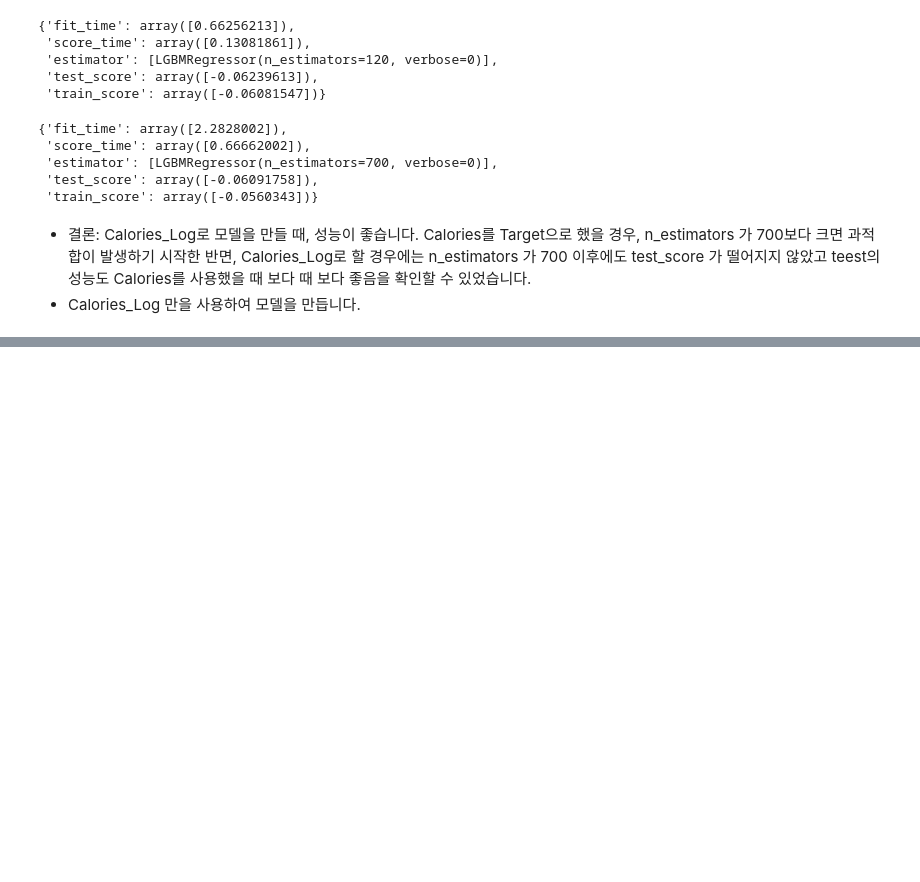
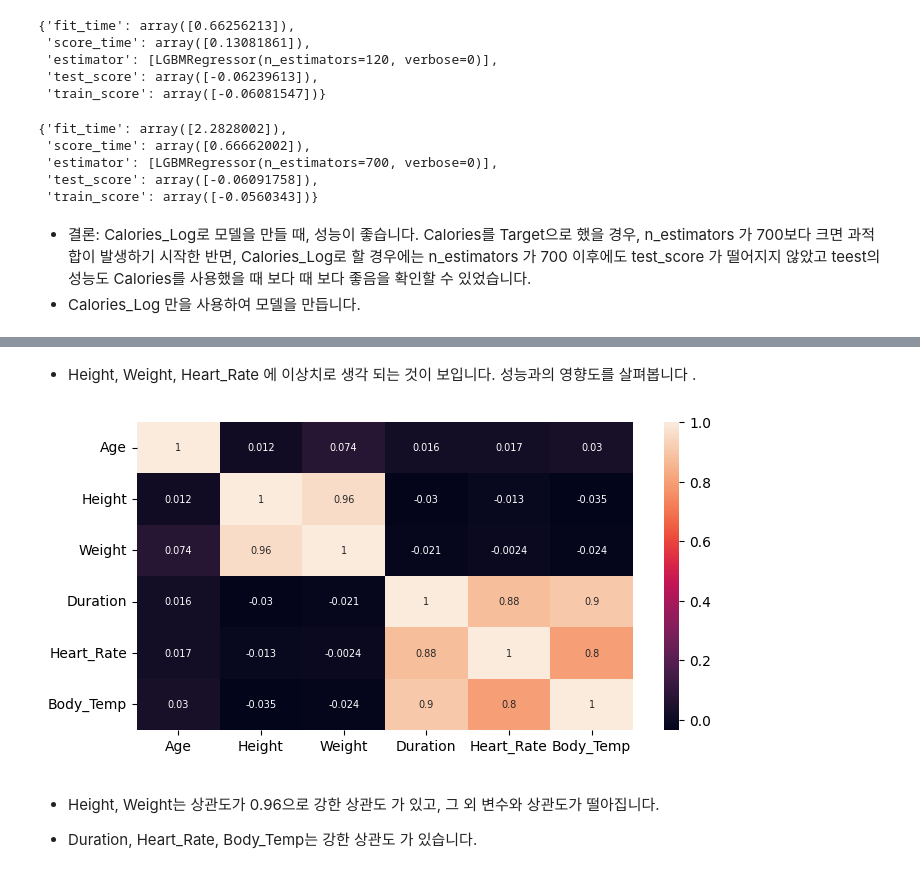
Before and after one commit to sunkusun9/sunkusun9, a Jupyter notebook: kaggle/PGS5/PGS5_ep5/Intro.ipynb, the cells around one changed output, grey strips where cells are left out. Cells and saved outputs as stored; diff of their text form; code cells hidden in the pictures; blank space fills up the shorter version.

```diff
--- a/kaggle/PGS5/PGS5_ep5/Intro.ipynb
+++ b/kaggle/PGS5/PGS5_ep5/Intro.ipynb
@@ -335,0 +422,14 @@ Calories_Log로 할 경우에는 n_estimators 가 700 이후에도 test_score
+# %% [markdown]
+- Height, Weight, Heart_Rate 에 이상치로 생각 되는 것이 보입니다.  성능과의 영향도를 살펴봅니다 .
+# %%
+plt.figure(figsize = (8, 4))
+sns.heatmap(
+    df_train[X_num].corr(), annot = True, annot_kws = {'size' : 7}
+)
+plt.show()
+# %% [output]
+[figure, added]
+# %% [markdown]
+- Height, Weight는 상관도가 0.96으로 강한 상관도 가 있고, 그 외 변수와 상관도가 떨아집니다.
+
+- Duration, Heart_Rate, Body_Temp는 강한 상관도 가 있습니다.
```
Also changed, not shown: parts of 36 cells of this notebook, 1 other file.
